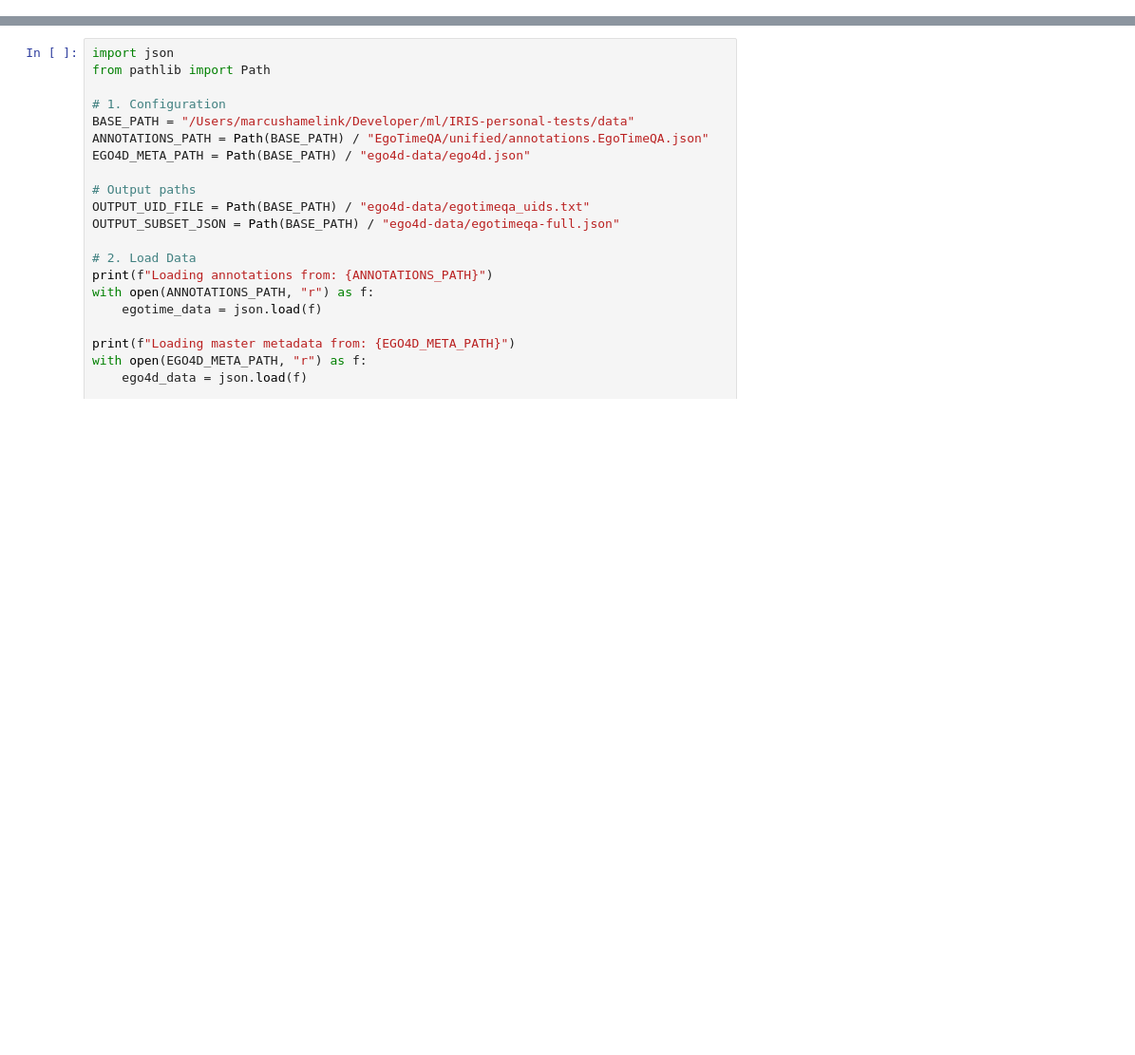
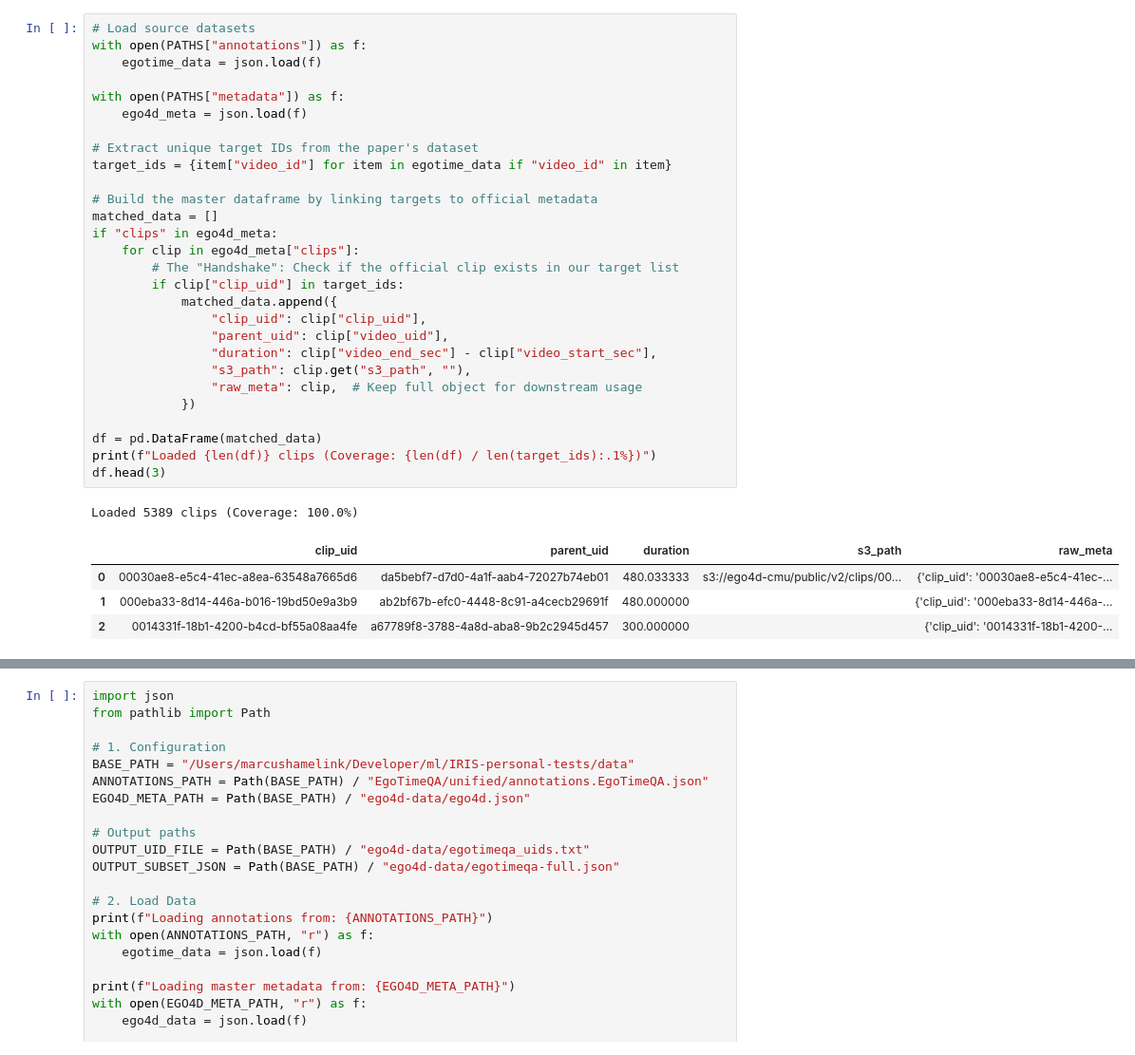
Before and after one commit to EPFL-AI-Team/IRIS, a Jupyter notebook: notebooks/vlm/05_dataset_tests.ipynb, the cells around one changed output, grey strips where cells are left out. Shown: that part at 95% size. Cells and saved outputs as stored; diff of their text form; blank space fills up the shorter version.

```diff
--- a/notebooks/vlm/05_dataset_tests.ipynb
+++ b/notebooks/vlm/05_dataset_tests.ipynb
@@ -12,0 +42,34 @@ ANNOTATIONS = {
+# %%
+# Load source datasets
+with open(PATHS["annotations"]) as f:
+    egotime_data = json.load(f)
+
+with open(PATHS["metadata"]) as f:
+    ego4d_meta = json.load(f)
+
+# Extract unique target IDs from the paper's dataset
+target_ids = {item["video_id"] for item in egotime_data if "video_id" in item}
+
+# Build the master dataframe by linking targets to official metadata
+matched_data = []
+if "clips" in ego4d_meta:
+    for clip in ego4d_meta["clips"]:
+        # The "Handshake": Check if the official clip exists in our target list
+        if clip["clip_uid"] in target_ids:
+            matched_data.append({
+                "clip_uid": clip["clip_uid"],
+                "parent_uid": clip["video_uid"],
+                "duration": clip["video_end_sec"] - clip["video_start_sec"],
+                "s3_path": clip.get("s3_path", ""),
+                "raw_meta": clip,  # Keep full object for downstream usage
+            })
+
+df = pd.DataFrame(matched_data)
+print(f"Loaded {len(df)} clips (Coverage: {len(df) / len(target_ids):.1%})")
+df.head(3)
+# %% [output]
+Loaded 5389 clips (Coverage: 100.0%)
+|  | clip_uid | parent_uid | duration | s3_path | raw_meta |
+| 0 | 00030ae8-e5c4-41ec-a8ea-63548a7665d6 | da5bebf7-d7d0-4a1f-aab4-72027b74eb01 | 480.033333 | s3://ego4d-cmu/public/v2/clips/00... | {'clip_uid': '00030ae8-e5c4-41ec-... |
+| 1 | 000eba33-8d14-446a-b016-19bd50e9a3b9 | ab2bf67b-efc0-4448-8c91-a4cecb29691f | 480.000000 |  | {'clip_uid': '000eba33-8d14-446a-... |
+| 2 | 0014331f-18b1-4200-b4cd-bf55a08aa4fe | a67789f8-3788-4a8d-aba8-9b2c2945d457 | 300.000000 |  | {'clip_uid': '0014331f-18b1-4200-... |
```
Also changed, not shown: parts of 12 cells of this notebook, 2 other files.
